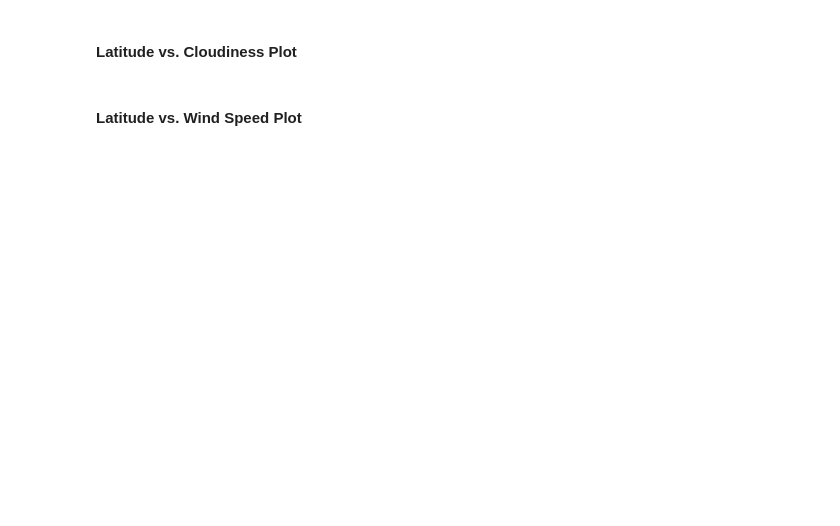
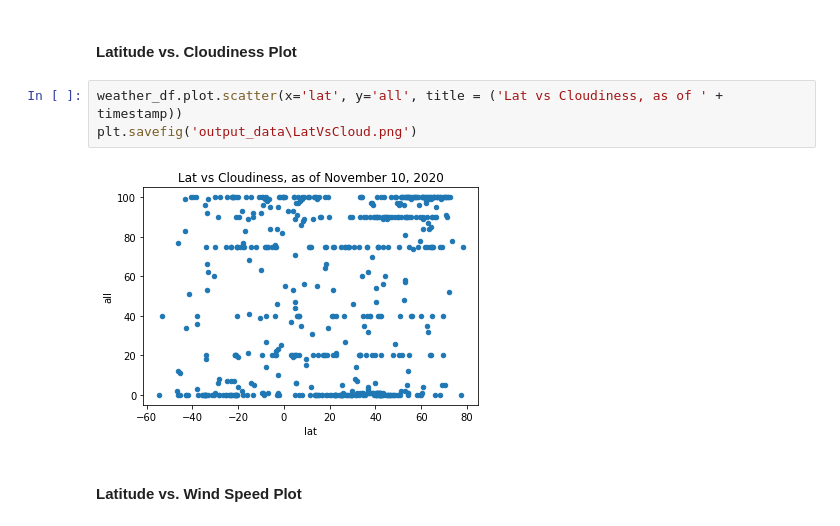
Before and after one commit to miguel-diaz-data/python-api-challenge, a Jupyter notebook: WeatherPy.ipynb, the cells around one changed output. Drawn from its saved outputs; the diff is of its cells as text; blank space fills up the shorter version.

```diff
--- a/WeatherPy.ipynb
+++ b/WeatherPy.ipynb
@@ -115,4 +160,9 @@ pd.read_json()
 # %% [markdown]
 #### Latitude vs. Cloudiness Plot
+# %%
+weather_df.plot.scatter(x='lat', y='all', title = ('Lat vs Cloudiness, as of ' + timestamp))
+plt.savefig('output_data\LatVsCloud.png')
+# %% [output]
+[figure, added]
 # %% [markdown]
 #### Latitude vs. Wind Speed Plot
```
Also changed, not shown: parts of 9 cells of this notebook.
